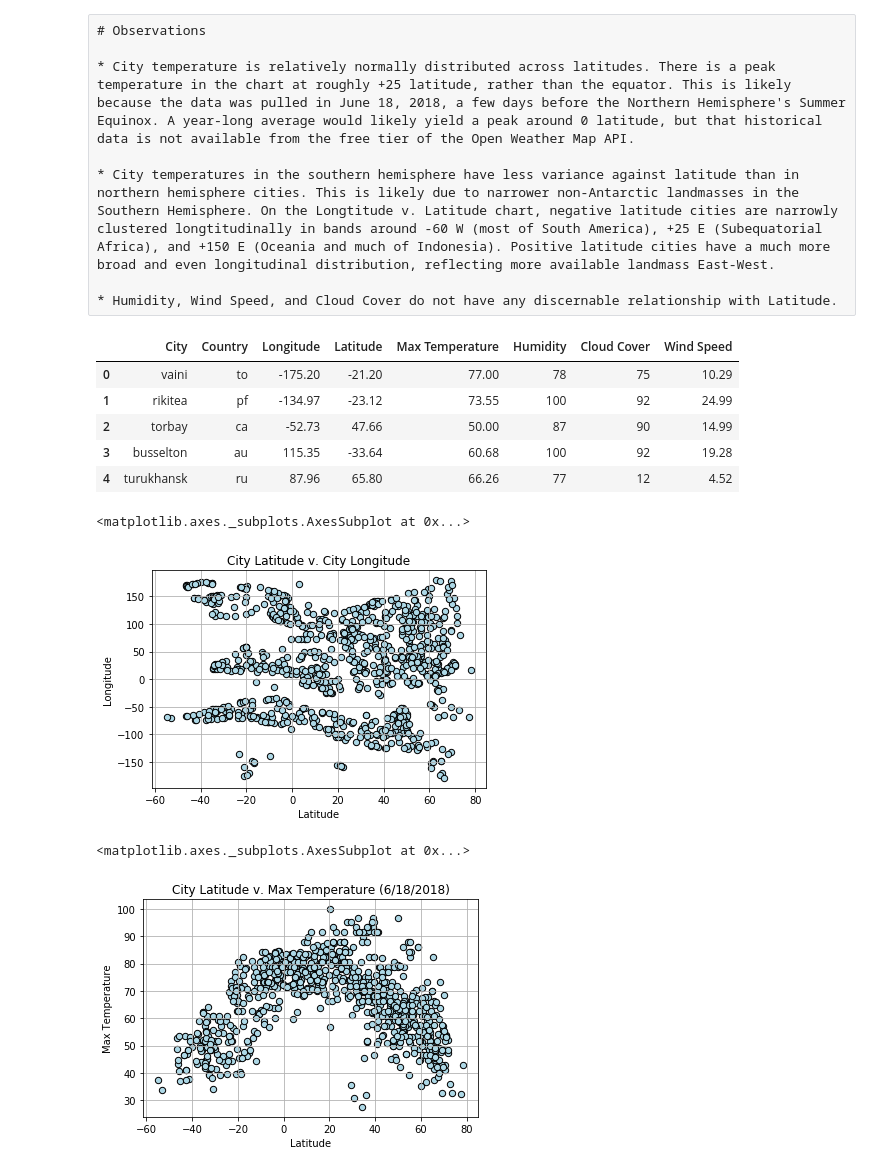
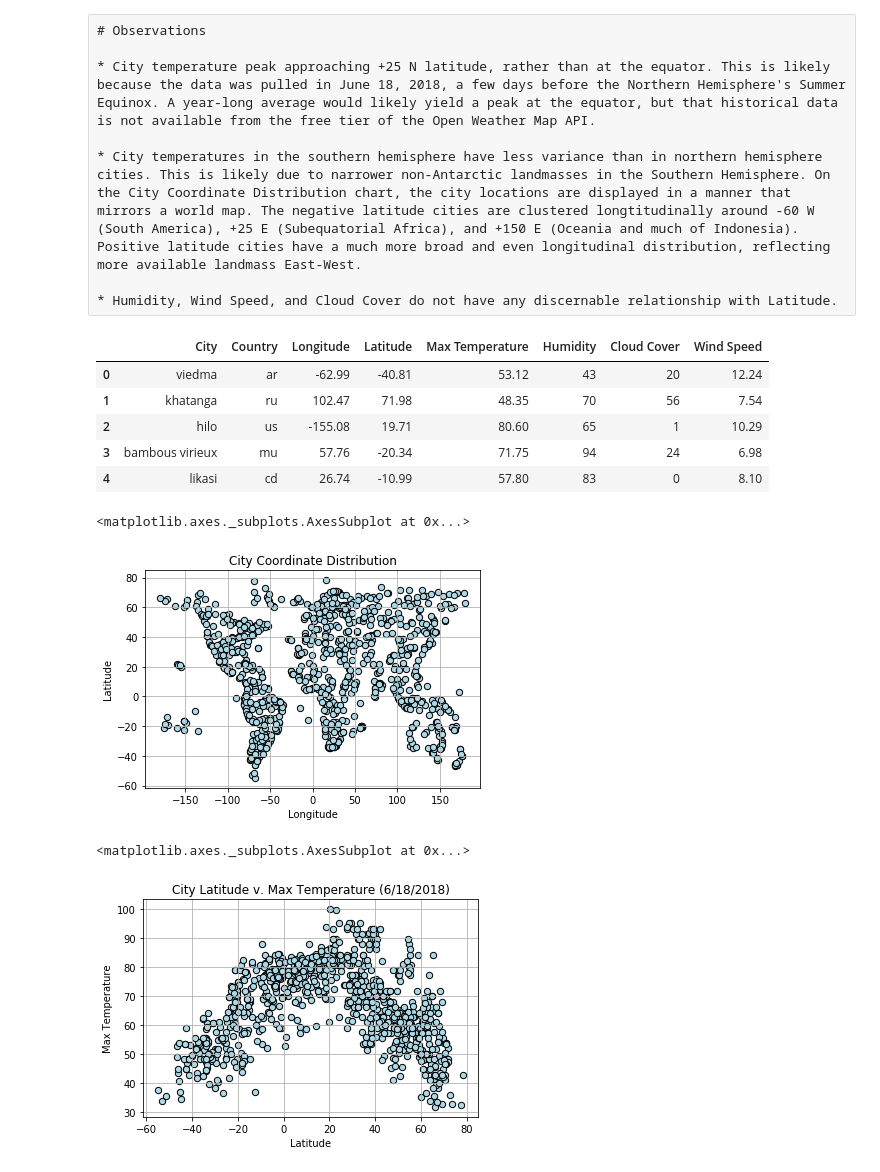
Before and after one commit to dchu101/WeatherPy, a Jupyter notebook: WeatherPy_dchu.ipynb, the cells around one changed output. Drawn from its saved outputs; the diff is of its cells as text; code cells hidden in the pictures.

Commit message:
Additional notes, altered chart format

```diff
--- a/WeatherPy_dchu.ipynb
+++ b/WeatherPy_dchu.ipynb
@@ -1,9 +1,9 @@
 # %% [raw]
 # Observations
 
-* City temperature is relatively normally distributed across latitudes. There is a peak temperature in the chart at roughly +25 latitude, rather than the equator. This is likely because the data was pulled in June 18, 2018, a few days before the Northern Hemisphere's Summer Equinox. A year-long average would likely yield a peak around 0 latitude, but that historical data is not available from the free tier of the Open Weather Map API.
+* City temperature peak approaching +25 N latitude, rather than at the equator. This is likely because the data was pulled in June 18, 2018, a few days before the Northern Hemisphere's Summer Equinox. A year-long average would likely yield a peak at the equator, but that historical data is not available from the free tier of the Open Weather Map API.
 
-* City temperatures in the southern hemisphere have less variance against latitude than in northern hemisphere cities. This is likely due to narrower non-Antarctic landmasses in the Southern Hemisphere. On the Longtitude v. Latitude chart, negative latitude cities are narrowly clustered longtitudinally in bands around -60 W (most of South America), +25 E (Subequatorial Africa), and +150 E (Oceania and much of Indonesia). Positive latitude cities have a much more broad and even longitudinal distribution, reflecting more available landmass East-West.
+* City temperatures in the southern hemisphere have less variance than in northern hemisphere cities. This is likely due to narrower non-Antarctic landmasses in the Southern Hemisphere. On the City Coordinate Distribution chart, the city locations are displayed in a manner that mirrors a world map. The negative latitude cities are clustered longtitudinally around -60 W (South America), +25 E (Subequatorial Africa), and +150 E (Oceania and much of Indonesia). Positive latitude cities have a much more broad and even longitudinal distribution, reflecting more available landmass East-West.
 
 * Humidity, Wind Speed, and Cloud Cover do not have any discernable relationship with Latitude.
 # %%
@@ -24,17 +24,28 @@ import requests
 #Use random to generate a list of lat + long.
 #Use citipy to find nearest city to coordinates
 
-city = ''
 cities = []
 
 #this acts as a check to ensure that the generated city in loop is not a repeat
 unique_cities_check = []
 
-#Up to 10,000 attempts to create a list of 1000 unique cities
-#In any given sample there's roughly 13% attrition in cities generated by CitiPy
-#which throws an error in OWM city search. Sample of 1000 is sufficient to confidently clear
-#500+ cities.
-for i in range(5000):
+#Below loop makes up to 10,000 attempts to generate list of 1000 cities with
+#random lat/long generation and CitiPy's nearest_city().
+#Random coordinate generation results in many duplicates, due the likelihood of
+#the 'nearest city' being on an island in the middle of the ocean or on the edge of continents.
+#Reaching the desired number of cities takes roughly 3x the iterations.
+#E.g. generating 500 cities takes roughly 1500 iterations.
+#10,000 attempts should be sufficient to generate 1000 cities and the loop should only run
+#around 3000 times.
+
+#I also expect about 13% of CitiPy generated cities to throw an error when plugged into the
+#Open Weather Map API city search, leaving me with a final sample of roughly 870 cities.
+
+#One of the problem parameters is at least 500 cities.
+#I could hardcode failsafe to run additional cities if final number of cities is <500
+#but it's simpler to generate enough cities that falling below 500 is very unlikely.
+
+for i in range(10000):
 
     if len(cities) < 1000:
         lat = random.uniform(-90.0,90.0)
@@ -84,6 +95,8 @@ for i in range(len(cities)):
     except:
         pass
 # %%
+#Convert to dataframe
+
 cities_df = pd.DataFrame(weather_data_list)
 
 cities_df = cities_df[['City',
@@ -95,27 +108,25 @@ cities_df = cities_df[['City',
                        'Cloud Cover',
                        'Wind Speed']]
 
-
-
 cities_df.head()
 # %% [output]
 |  | City | Country | Longitude | Latitude | Max Temperature | Humidity | Cloud Cover | Wind Speed |
-| 0 | vaini | to | -175.20 | -21.20 | 77.00 | 78 | 75 | 10.29 |
-| 1 | rikitea | pf | -134.97 | -23.12 | 73.55 | 100 | 92 | 24.99 |
-| 2 | torbay | ca | -52.73 | 47.66 | 50.00 | 87 | 90 | 14.99 |
-| 3 | busselton | au | 115.35 | -33.64 | 60.68 | 100 | 92 | 19.28 |
-| 4 | turukhansk | ru | 87.96 | 65.80 | 66.26 | 77 | 12 | 4.52 |
+| 0 | viedma | ar | -62.99 | -40.81 | 53.12 | 43 | 20 | 12.24 |
+| 1 | khatanga | ru | 102.47 | 71.98 | 48.35 | 70 | 56 | 7.54 |
+| 2 | hilo | us | -155.08 | 19.71 | 80.60 | 65 | 1 | 10.29 |
+| 3 | bambous virieux | mu | 57.76 | -20.34 | 71.75 | 94 | 24 | 6.98 |
+| 4 | likasi | cd | 26.74 | -10.99 | 57.80 | 83 | 0 | 8.10 |
 # %%
-cities_df.plot.scatter('Latitude',
-                       'Longitude',
-                       title='City Latitude v. City Longitude',
+cities_df.plot.scatter('Longitude',
+                       'Latitude',
+                       title='City Coordinate Distribution',
                        s=40,
                        color='LightBlue',
                        edgecolor='Black',
                        grid=True)
 # %% [output]
 <matplotlib.axes._subplots.AxesSubplot at 0x...>
-[figure, old version]
+[figure, new version]
 # %%
 cities_df.plot.scatter('Latitude',
                        'Max Temperature',
@@ -127,7 +138,7 @@ cities_df.plot.scatter('Latitude',
                        grid=True)
 # %% [output]
 <matplotlib.axes._subplots.AxesSubplot at 0x...>
-[figure, old version]
+[figure, new version]
 # %%
 cities_df.plot.scatter('Latitude',
                        'Humidity',
```
Also changed, not shown: parts of 4 cells of this notebook, 6 other files.
